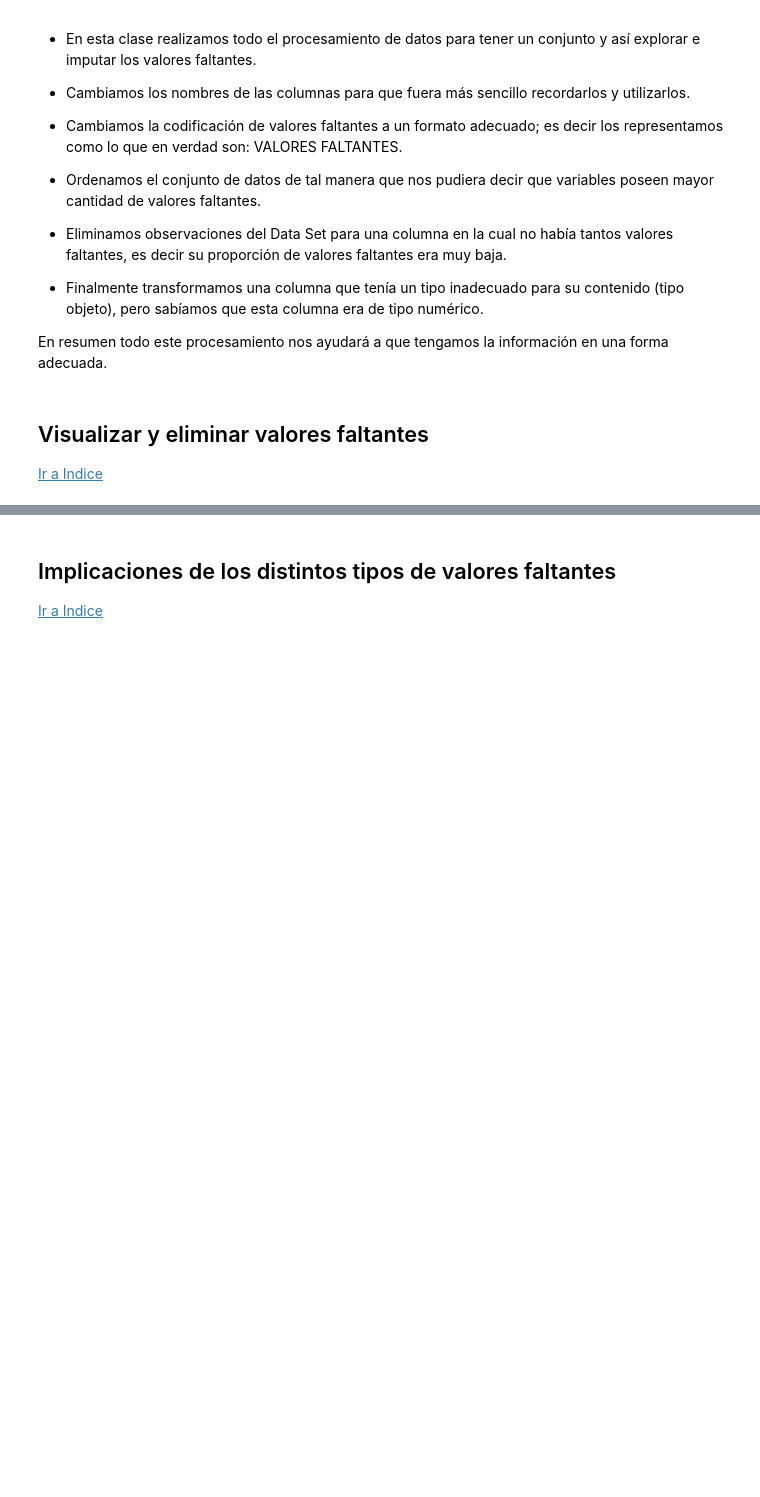
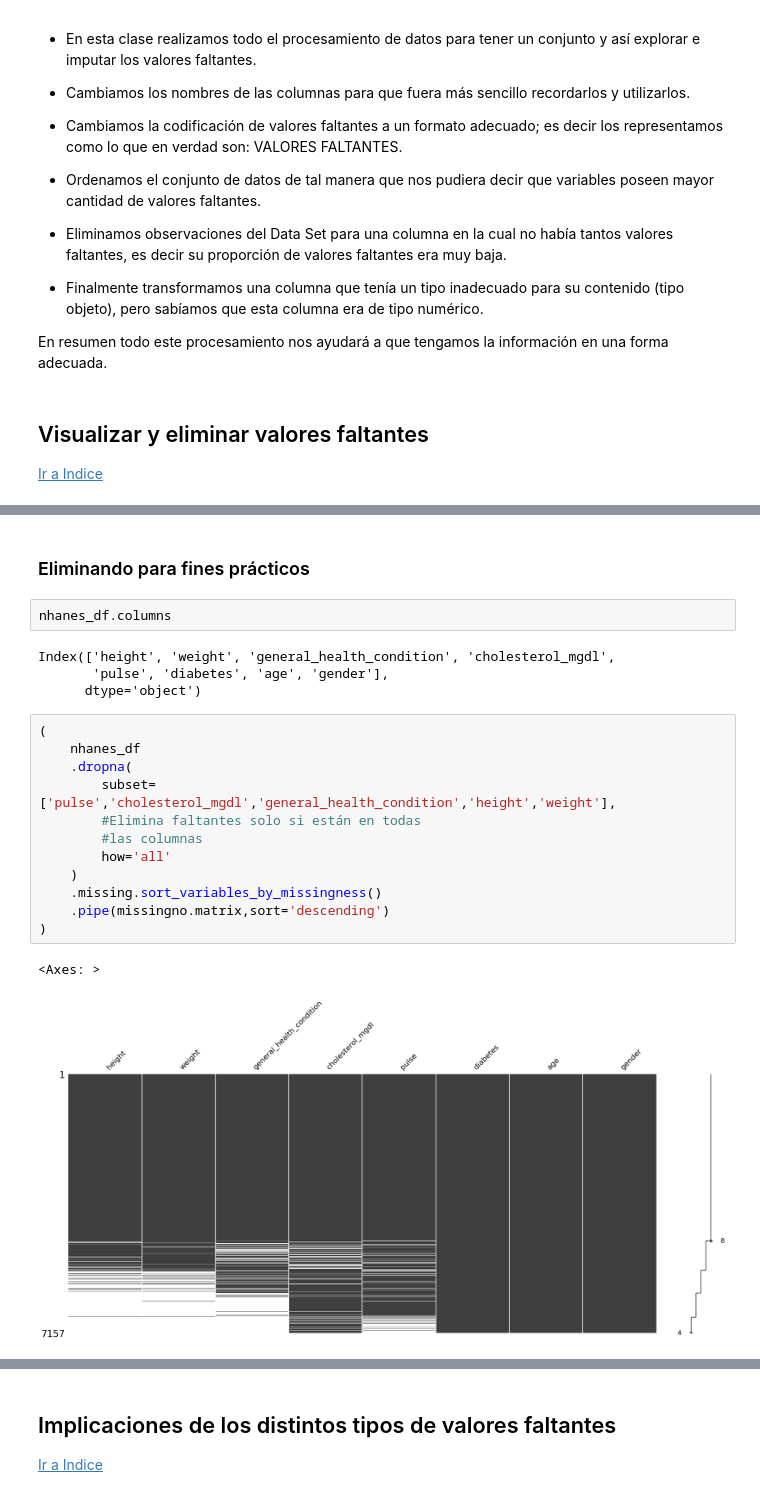
Before and after one commit to DensLopez/imputaci-n, a Jupyter notebook: codes/imputacion.ipynb, the cells around one changed output, grey strips where cells are left out. Cells and saved outputs as stored; diff of their text form; blank space fills up the shorter version.

```diff
--- a/codes/imputacion.ipynb
+++ b/codes/imputacion.ipynb
@@ -774,0 +855,23 @@ En resumen todo este procesamiento nos ayudará a que tengamos la información e
+# %% [markdown]
+### Eliminando para fines prácticos
+# %%
+nhanes_df.columns
+# %% [output]
+Index(['height', 'weight', 'general_health_condition', 'cholesterol_mgdl',
+       'pulse', 'diabetes', 'age', 'gender'],
+      dtype='object')
+# %%
+(
+    nhanes_df
+    .dropna(
+        subset=['pulse','cholesterol_mgdl','general_health_condition','height','weight'],
+        #Elimina faltantes solo si están en todas
+        #las columnas
+        how='all'
+    )
+    .missing.sort_variables_by_missingness()
+    .pipe(missingno.matrix,sort='descending')
+)
+# %% [output]
+<Axes: >
+[figure, added]
```
Also changed, not shown: parts of 14 cells of this notebook.
